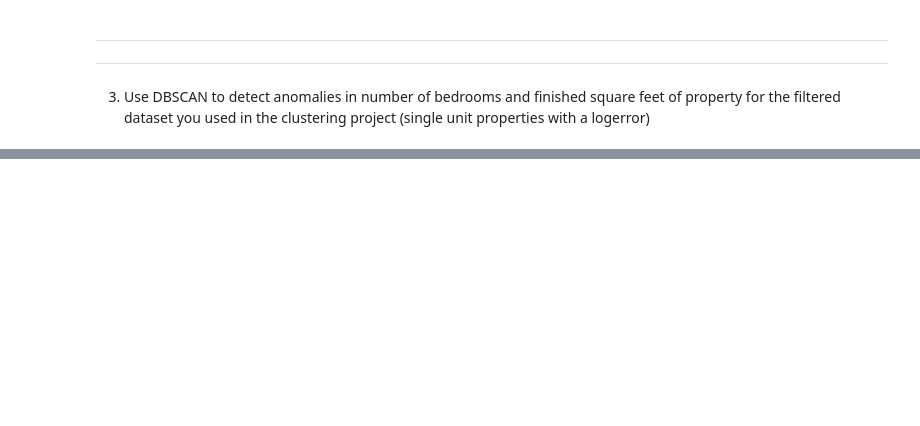
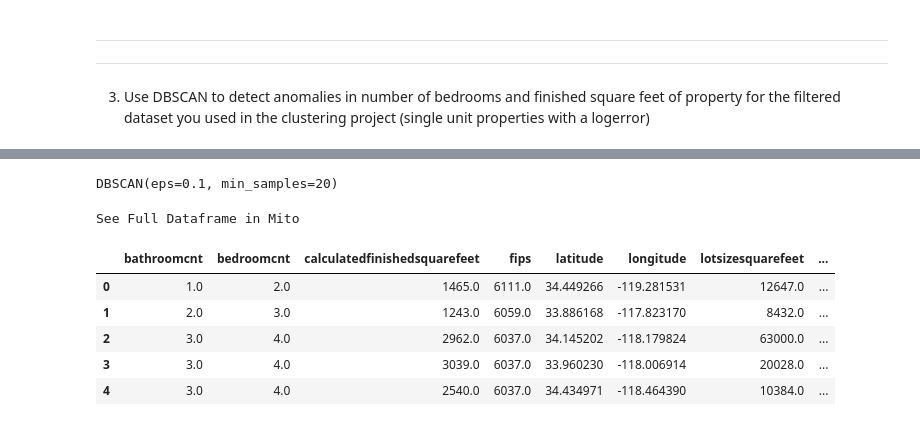
Before and after one commit to nicholas-dougherty/anomaly-detection-exercises, a Jupyter notebook: clustering_anomaly_detection.ipynb, the cells around one changed output, grey strips where cells are left out. Cells and saved outputs as stored; diff of their text form; code cells hidden in the pictures; blank space fills up the shorter version.

```diff
--- a/clustering_anomaly_detection.ipynb
+++ b/clustering_anomaly_detection.ipynb
@@ -285,0 +617,2 @@ df3
+# %%
+zillow = df3[['bedroomcnt','calculatedfinishedsquarefeet']]
@@ -285,0 +628,31 @@ df3
+# %%
+# Make the object
+#dbsc = DBSCAN(eps = .5, min_samples = 5)
+dbsc = DBSCAN(eps = .10, min_samples = 20)
+
+# Fit the object
+dbsc.fit(zillow2)
+# %% [output]
+DBSCAN(eps=0.1, min_samples=20)
+# %%
+columns = ['bedroomcnt','calculatedfinishedsquarefeet']
+scaled_columns = ["Scaled_" + column for column in columns]
+
+# Save a copy of the original dataframe
+original_df = df3.copy()
+
+# Create a dataframe containing the scaled values
+scaled_df = pd.DataFrame(zillow2, columns=scaled_columns)
+
+# Merge the scaled and non-scaled values into one dataframe
+df = df3.merge(scaled_df, on=df3.index)
+df = df.drop(columns=['key_0'])
+df.head()
+# %% [output]
+See Full Dataframe in Mito
+|  | bathroomcnt | bedroomcnt | calculatedfinishedsquarefeet | fips | latitude | longitude | lotsizesquarefeet | ... |
+| 0 | 1.0 | 2.0 | 1465.0 | 6111.0 | 34.449266 | -119.281531 | 12647.0 | ... |
+| 1 | 2.0 | 3.0 | 1243.0 | 6059.0 | 33.886168 | -117.823170 | 8432.0 | ... |
+| 2 | 3.0 | 4.0 | 2962.0 | 6037.0 | 34.145202 | -118.179824 | 63000.0 | ... |
+| 3 | 3.0 | 4.0 | 3039.0 | 6037.0 | 33.960230 | -118.006914 | 20028.0 | ... |
+| 4 | 3.0 | 4.0 | 2540.0 | 6037.0 | 34.434971 | -118.464390 | 10384.0 | ... |
```
Also changed, not shown: parts of 43 cells of this notebook, 1 other file.
